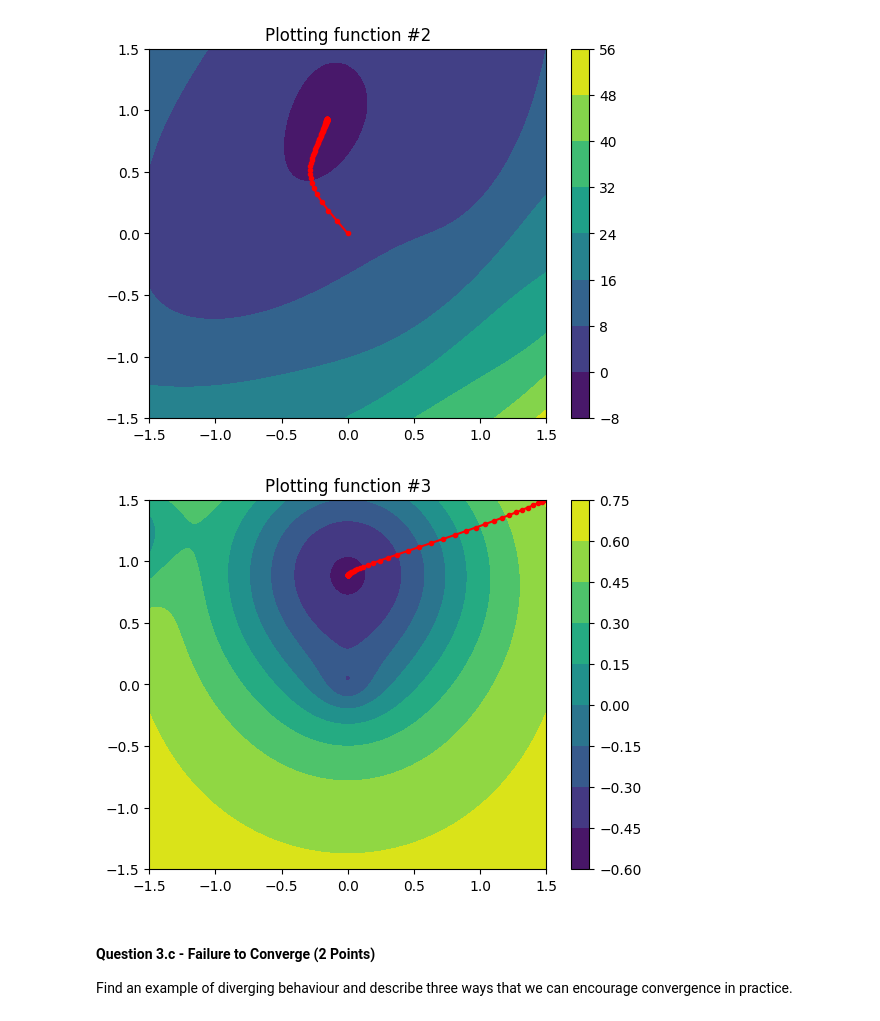
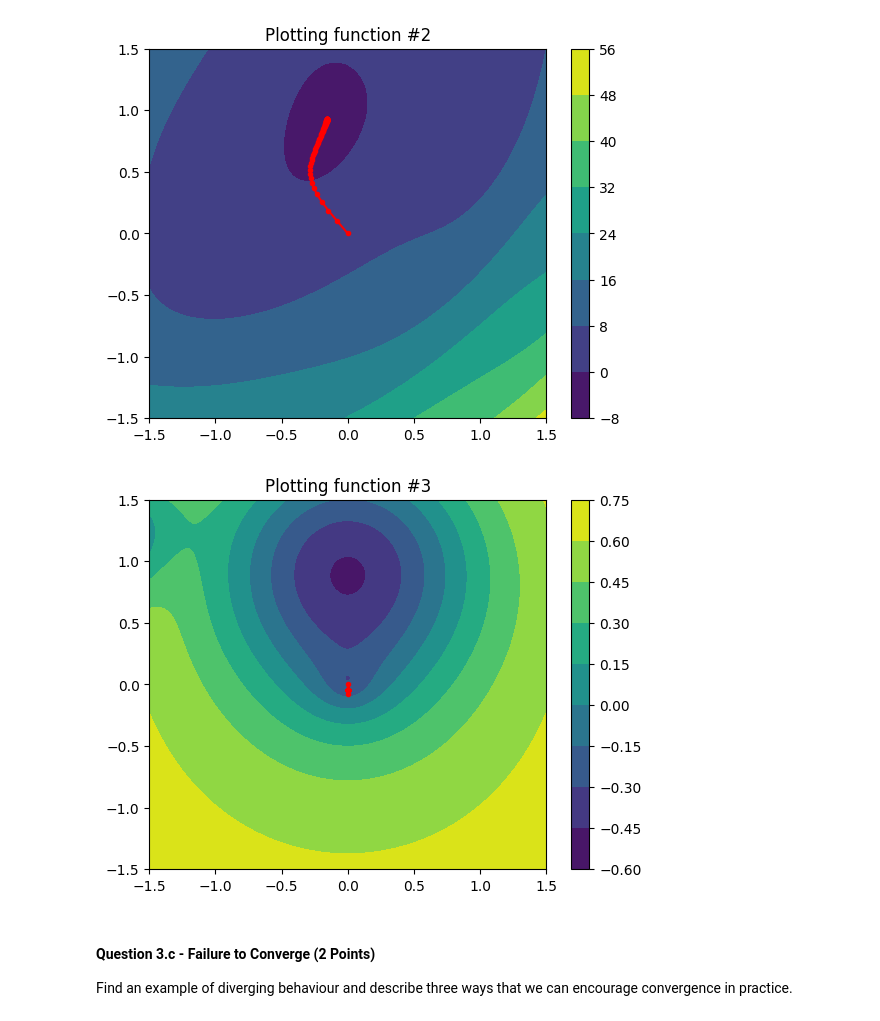
Before and after one commit to Devesh251298/Differentiation_and_Optimisation_dj422, a Jupyter notebook: mml_cw_1.ipynb, the cells around one changed output. Drawn from its saved outputs; the diff is of its cells as text; code cells hidden in the pictures.

```diff
--- a/mml_cw_1.ipynb
+++ b/mml_cw_1.ipynb
@@ -160,12 +160,15 @@ grader.check("Q2.b.ii Gradients of the Functions - f2")
 # %% [output]
 Q2.b.ii Gradients of the Functions - f2 results: All test cases passed!
 Q2.b.ii Gradients of the Functions - f2 - 1 message: Exact Gradients of f2 Test Passed
-# %%
-def f3_grad_exact(x):
-    """ Return gradient of f3, exactly derived by hand """
-    ...
-    gradient = [grad_fd(f3, x, delta=1e-5)]
-    return gradient
+# %%
+def f3_grad_exact(x):
+    """ Return gradient of f3, exactly derived by hand """
+    ...
+    matrix = 0.01*np.identity(np.shape(x@x.T)[0]) + x@x.T
+    last_term = 1/(10*np.linalg.det(matrix))
+    last_term *= x/50
+    gradient = 2*(x-a)@np.exp(-(x-a).T@(x-a)) + 2*(x-b)@np.exp(-(x-b).T@(x-b)) - last_term
+    return -gradient.reshape((1,2))
 # %%
 grader.check("Q2.b.iii Gradients of the Functions - f3")
 # %% [output]
@@ -286,18 +289,18 @@ plot_grad_descent(f2, f2_grad_exact, gradient_descent,
 [figure]
 # %%
 # For F3
-f3_start_x = 1.5
-f3_start_y = 1.5
+f3_start_x = 0
+f3_start_y = 0.
 
 f3_lr = 0.1
-f3_n_steps = 100
+f3_n_steps = 1000
 
 plot_grad_descent(f3, f3_grad_exact, gradient_descent,
                   xrange=(-1.5, 1.5), yrange=(-1.5, 1.5),
                   start_x=f3_start_x, start_y=f3_start_y, lr=f3_lr, n_steps=f3_n_steps, silent=True
 )
 # %% [output]
-[figure, old version]
+[figure, new version]
 # %% [markdown]
 #### Question 3.c - Failure to Converge (2 Points)
 Find an example of diverging behaviour and describe three ways that we can encourage convergence in practice.
```
Also changed, not shown: parts of 11 cells of this notebook, 1 other file.
